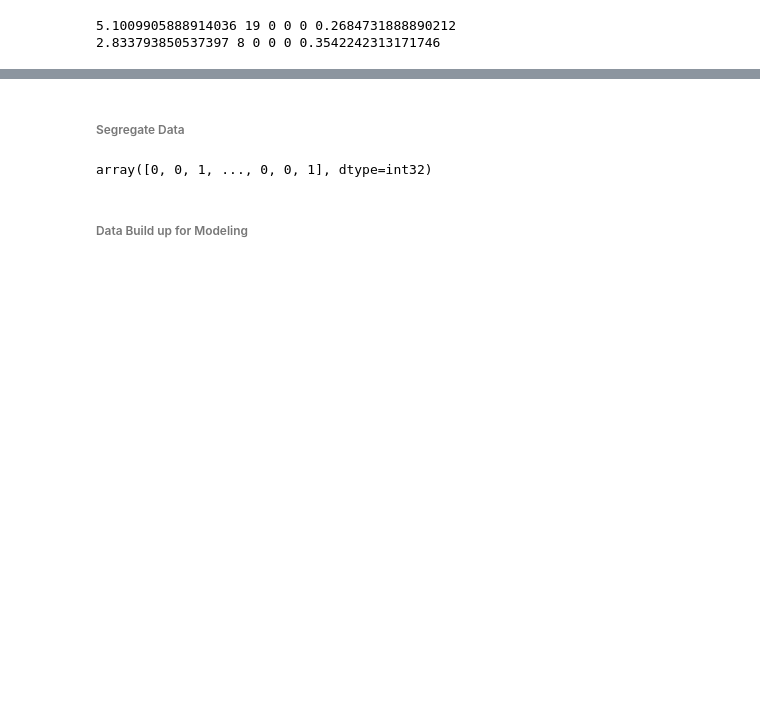
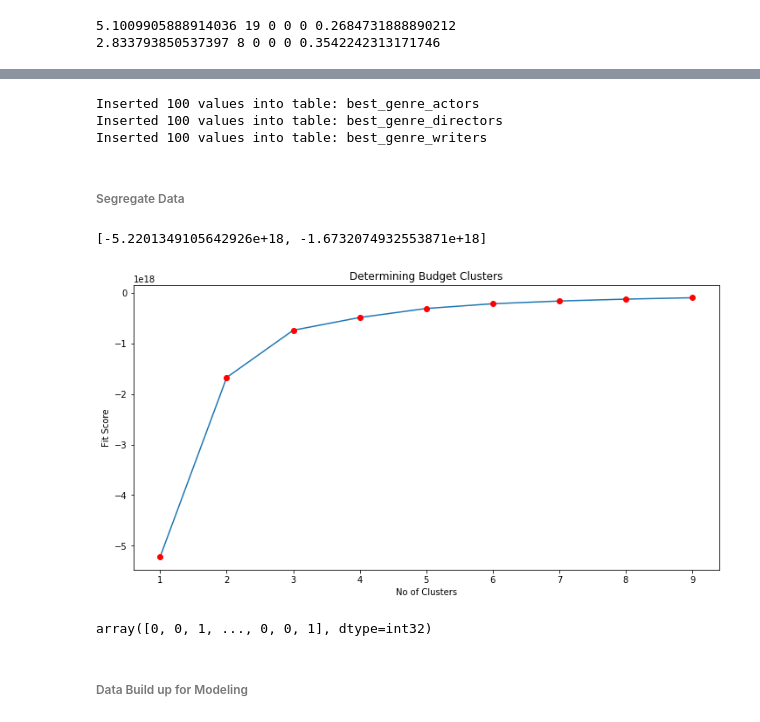
Before and after one commit to nelson-ds/MovieProphet, a Jupyter notebook: model/Feature_Engineering.ipynb, the cells around one changed output, grey strips where cells are left out. Drawn from its saved outputs; the diff is of its cells as text; code cells hidden in the pictures; blank space fills up the shorter version.

```diff
--- a/model/Feature_Engineering.ipynb
+++ b/model/Feature_Engineering.ipynb
@@ -829,0 +820,10 @@ Inserted 767 values into table: scores_pro
+# %%
+def getGenreBasedPeeps(genre,peeps,n,mean_dict):
+    genre_cluster_movie = movies_f.loc[movies_f['genre_cluster']==genre]
+    peep_unq = list(genre_cluster_movie[peeps])
+    peep_unq = list(set(sum(peep_unq, [])))
+    peep_unq = [e for e in peep_unq if e not in ('', ' ')]
+
+    score_list = [mean_dict[x] for x in peep_unq]
+    sorted_idx = [i[0] for i in sorted(enumerate(score_list), key=lambda x:x[1], reverse=True)]
+    return list(np.array(peep_unq)[sorted_idx][:n])
@@ -830,12 +850,55 @@ Inserted 767 values into table: scores_pro
+# %%
+genre_desc = ['Drama','Parody','Animation','Comedy','Documentary','Action','Romantic Comedy',
+              'Thriller','Western','Romantic']
+act_genre_data = []
+dir_genre_data = []
+wri_genre_data = []
+
+for i in range(1,11):
+    act_genre = getGenreBasedPeeps(i,'bom_actor_clean',10,mean_act)
+    dir_genre = getGenreBasedPeeps(i,'bom_director_clean',10,mean_dir)
+    wri_genre = getGenreBasedPeeps(i,'bom_writer_clean',10,mean_wri)
+    for actor in act_genre:
+        act_genre_data.append((actor.strip(),mean_act[actor],i,genre_desc[i-1]))
+    for director in dir_genre:
+        dir_genre_data.append((director.strip(),mean_dir[director],i,genre_desc[i-1]))
+    for writer in wri_genre:
+        wri_genre_data.append((writer.strip(),mean_wri[writer],i,genre_desc[i-1]))
+
+
+insert_genre_peeps_db('best_genre_actors',act_genre_data)
+insert_genre_peeps_db('best_genre_directors',dir_genre_data)
+insert_genre_peeps_db('best_genre_writers',wri_genre_data)
+# %% [output]
+Inserted 100 values into table: best_genre_actors
+Inserted 100 values into table: best_genre_directors
+Inserted 100 values into table: best_genre_writers
 # %%
 movie_df.to_csv("data/bom_final.csv",index=None)
 # %% [markdown]
 ###### Segregate Data
 # %%
 X_budget = np.array(movie_df['bom_budget'])
-kmeans_budget = KMeans(n_clusters=3, random_state=0).fit(X_budget.reshape(-1,1))
-kmeans_budget.labels_
+Ks = range(1, 10)
+kmeans_budget = [KMeans(n_clusters=i, random_state=0) for i in Ks]
+score_budget = [kmeans_budget[i].fit(X_budget.reshape(-1,1)).score(X_budget.reshape(-1,1)) for i in range(len(kmeans_budget))]
-# %% [output]
-array([0, 0, 1, ..., 0, 0, 1], dtype=int32)
+# %%
+score_budget[:2]
+# %% [output]
+[-5.2201349105642926e+18, -1.6732074932553871e+18]
+# %%
+plt.figure(figsize=(12, 6))
+plt.plot(Ks,score_budget)
+plt.xlabel('No of Clusters')
+plt.ylabel('Fit Score')
+plt.title('Determining Budget Clusters')
+plt.plot(Ks, score_budget, 'ro')
+plt.show()
+# %% [output]
+[figure, added]
+# %%
+kmeans_budget[2].fit(X_budget.reshape(-1,1)).labels_
+# %% [output]
+array([0, 0, 1, ..., 0, 0, 1], dtype=int32)
 # %%
 movie_df_1 = movie_df
```
Also changed, not shown: parts of 27 cells of this notebook, 1 other file.
